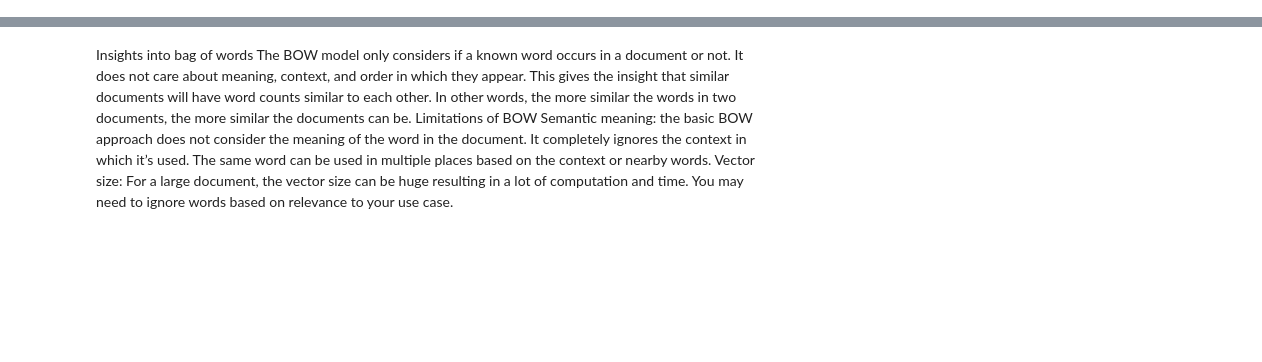
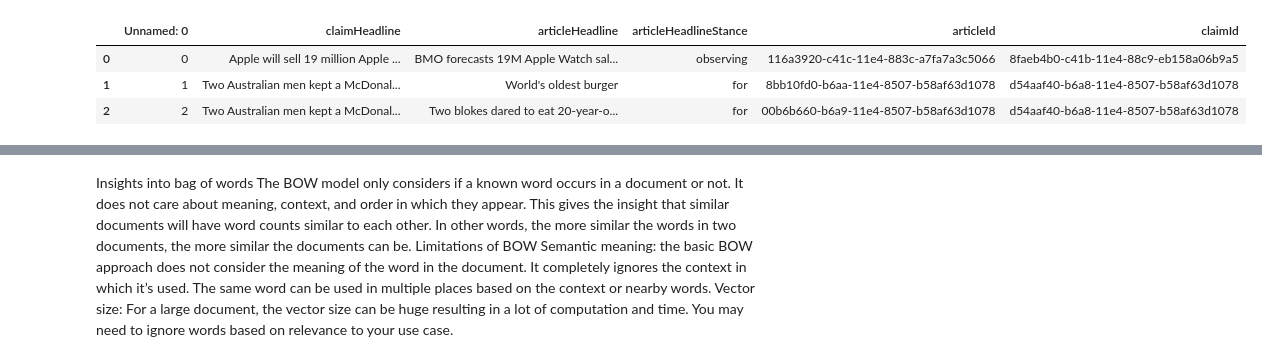
Before and after one commit to nikhilsaldanha/stance-detection, a Jupyter notebook: notebooks/NLP.ipynb, the cells around one changed output, grey strips where cells are left out. Saved outputs shown, nothing was run; the diff lists cells and outputs as text; code cells hidden in the pictures; blank space fills up the shorter version.

```diff
--- a/notebooks/NLP.ipynb
+++ b/notebooks/NLP.ipynb
@@ -4,5 +4,11 @@ import numpy as np
 # %%
 #imports the data
 roughDat= pd.read_csv("../data/emergent/url-versions-2015-06-14-clean.csv")
+roughDat[0:3]
+# %% [output]
+|  | Unnamed: 0 | claimHeadline | articleHeadline | articleHeadlineStance | articleId | claimId |
+| 0 | 0 | Apple will sell 19 million Apple ... | BMO forecasts 19M Apple Watch sal... | observing | 116a3920-c41c-11e4-883c-a7fa7a3c5066 | 8faeb4b0-c41b-11e4-88c9-eb158a06b9a5 |
+| 1 | 1 | Two Australian men kept a McDonal... | World's oldest burger | for | 8bb10fd0-b6aa-11e4-8507-b58af63d1078 | d54aaf40-b6a8-11e4-8507-b58af63d1078 |
+| 2 | 2 | Two Australian men kept a McDonal... | Two blokes dared to eat 20-year-o... | for | 00b6b660-b6a9-11e4-8507-b58af63d1078 | d54aaf40-b6a8-11e4-8507-b58af63d1078 |
 # %%
 #removes unnecessary columns.
```
Also changed, not shown: parts of 7 cells of this notebook, 1 other file.
